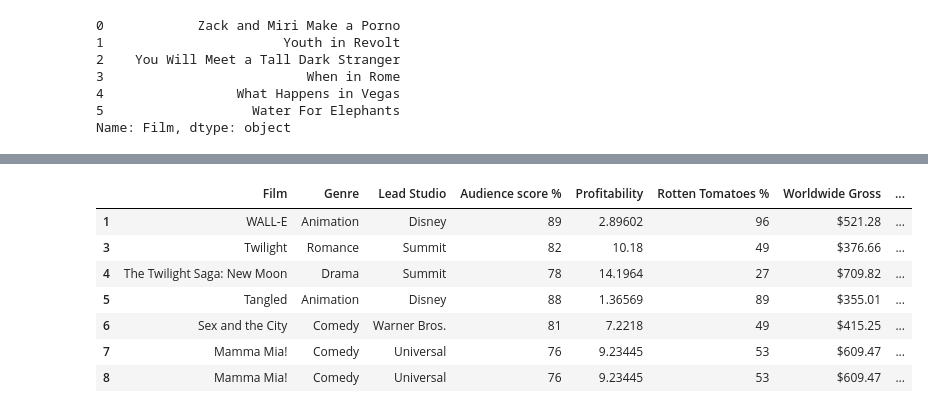
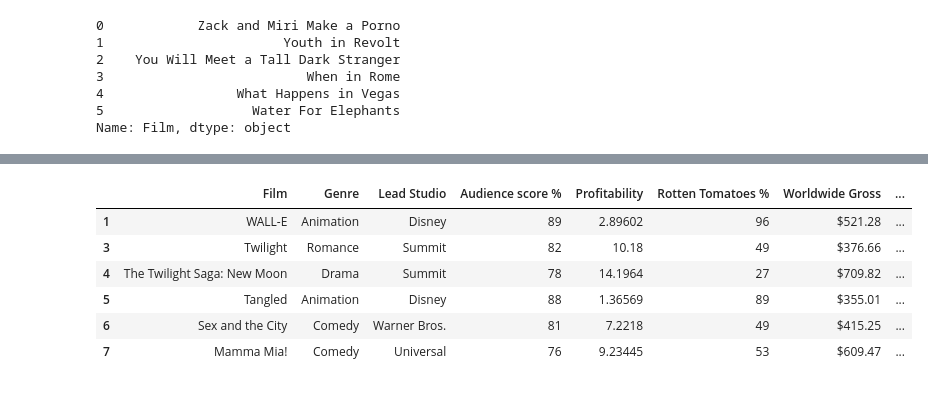
Before and after one commit to OttaviaFeletig/data-science-with-python, a Jupyter notebook: Movies_Assignment.ipynb, the cells around one changed output, grey strips where cells are left out. Cells and saved outputs as stored; diff of their text form; code cells hidden in the pictures.

```diff
--- a/Movies_Assignment.ipynb
+++ b/Movies_Assignment.ipynb
@@ -90,33 +90,34 @@ df[df["Audience score %"] > 70]
 | 75 | 27 Dresses | Comedy | Fox | 71 | 5.343622 | 40 | $160.31 | ... |
 | 76 | (500) Days of Summer | comedy | Fox | 81 | 8.096000 | 87 | $60.72 | ... |
 # %%
+# part 1
 import pandas as pd
 import numpy as np
 df = pd.read_csv("https://gist.githubusercontent.com/tiangechen/b68782efa49a16edaf07dc2cdaa855ea/raw/0c794a9717f18b094eabab2cd6a6b9a226903577/movies.csv")
+df = df.drop_duplicates()
 def find_top_worldwide_gross():
   data_columns = df.columns
   numpy_array = df.to_numpy()
 
 
   top_worldwide_gross_array = [data_columns]
   for item in numpy_array:
     if float(item[6].split("$")[1]) > 350:
       top_worldwide_gross_array.append(item)
   top_worldwide_gross_numpy_array = np.array(top_worldwide_gross_array)
   new_df = pd.DataFrame(top_worldwide_gross_numpy_array, columns=top_worldwide_gross_numpy_array[0])
   new_df = new_df.drop([0])
   return new_df
 
 top_worldwide_gross_df = find_top_worldwide_gross()
 
 top_worldwide_gross_df[top_worldwide_gross_df["Audience score %"] > 70]
 # %% [output]
 |  | Film | Genre | Lead Studio | Audience score % | Profitability | Rotten Tomatoes % | Worldwide Gross | ... |
 | 1 | WALL-E | Animation | Disney | 89 | 2.89602 | 96 | $521.28 | ... |
 | 3 | Twilight | Romance | Summit | 82 | 10.18 | 49 | $376.66 | ... |
 | 4 | The Twilight Saga: New Moon | Drama | Summit | 78 | 14.1964 | 27 | $709.82 | ... |
 | 5 | Tangled | Animation | Disney | 88 | 1.36569 | 89 | $355.01 | ... |
 | 6 | Sex and the City | Comedy | Warner Bros. | 81 | 7.2218 | 49 | $415.25 | ... |
 | 7 | Mamma Mia! | Comedy | Universal | 76 | 9.23445 | 53 | $609.47 | ... |
-| 8 | Mamma Mia! | Comedy | Universal | 76 | 9.23445 | 53 | $609.47 | ... |
 # %%
```
Also changed, not shown: parts of 7 cells of this notebook.
